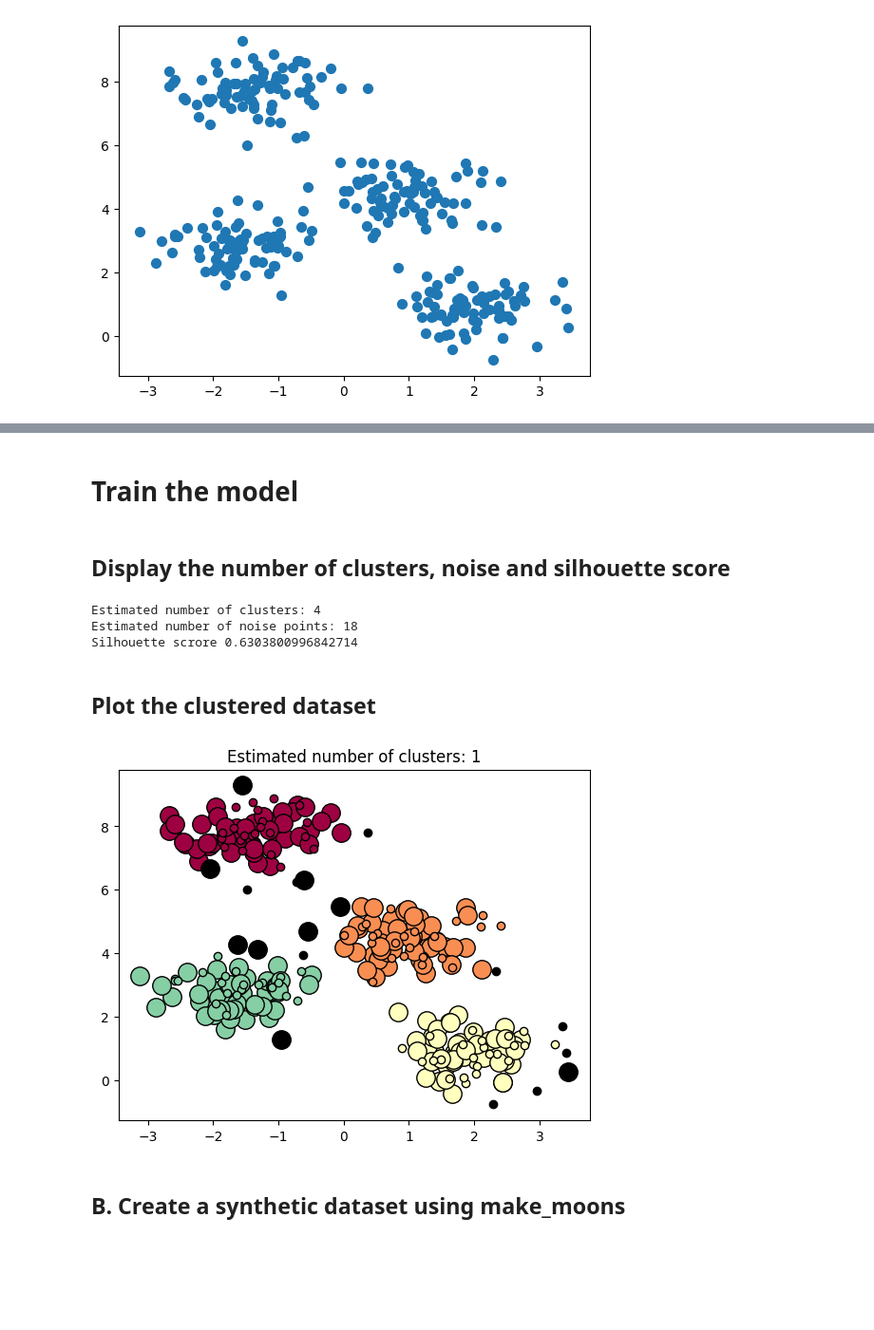
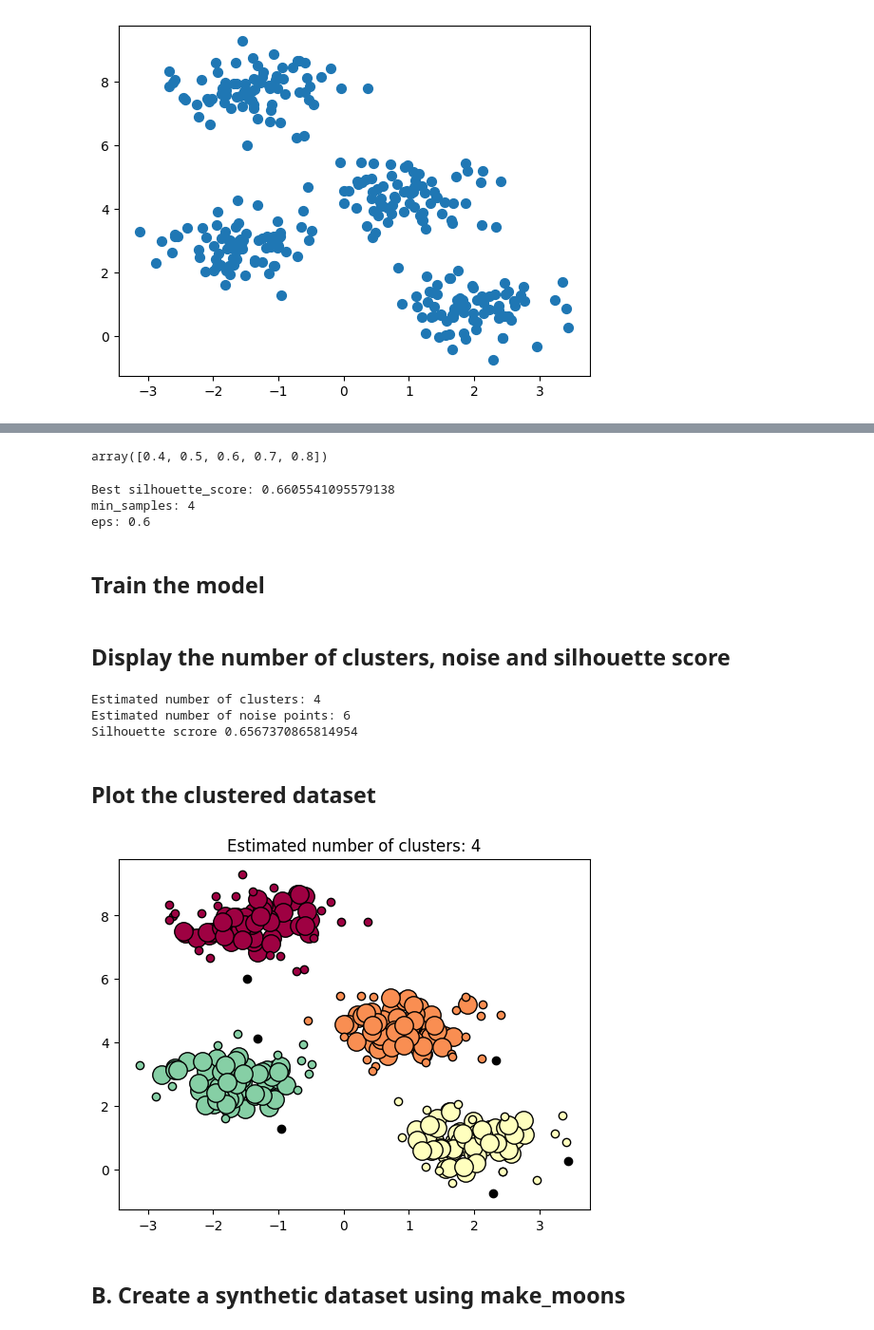
Before and after one commit to robitussin/CCADMACL, a Jupyter notebook: 6 - DBSCAN Algorithm/implementation/DBSCAN_using_synthetic_data.ipynb, the cells around one changed output, grey strips where cells are left out. Shown at 95% size. Cells and saved outputs as stored; diff of their text form; code cells hidden in the pictures; blank space fills up the shorter version.

```diff
--- a/6 - DBSCAN Algorithm/implementation/DBSCAN_using_synthetic_data.ipynb
+++ b/6 - DBSCAN Algorithm/implementation/DBSCAN_using_synthetic_data.ipynb
@@ -24,8 +51,32 @@ plt.scatter(X[:, 0], X[:, 1], s=50);
+# %%
+min_samples = range(3,5)
+epsilon = np.arange(0.4, 0.9, 0.1) # returns array of ranging from 0.05 to 0.13 with step of 0.01
+epsilon
+# %% [output]
+array([0.4, 0.5, 0.6, 0.7, 0.8])
+# %%
+output = []
+
+for ms in min_samples:
+    for ep in epsilon:
+        labels = DBSCAN(min_samples=ms, eps = ep).fit(X).labels_
+        score = metrics.silhouette_score(X, labels)
+        output.append((ms, ep, score))
+# %%
+min_samples, eps, score = sorted(output, key=lambda x:x[-1])[-1]
+print(f"Best silhouette_score: {score}")
+print(f"min_samples: {min_samples}")
+print(f"eps: {eps}")
+# %% [output]
+Best silhouette_score: 0.6605541095579138
+min_samples: 4
+eps: 0.6
 # %% [markdown]
-# Train the model
+## Train the model
 # %%
-db = DBSCAN().fit(X)
-labels = db.labels_
+ep = eps
+dbscan = DBSCAN(eps = ep).fit(X)
+labels = dbscan.labels_
 
 # Number of clusters in labels
 n_clusters_ = len(set(labels)) - (1 if -1 in labels else 0)
@@ -42,47 +93,47 @@ print("Estimated number of noise points: %d" % n_noise_)
 print("Silhouette scrore", silhouette_score)
 # %% [output]
 Estimated number of clusters: 4
-Estimated number of noise points: 18
-Silhouette scrore 0.6303800996842714
+Estimated number of noise points: 6
+Silhouette scrore 0.6567370865814954
 # %% [markdown]
 ## Plot the clustered dataset
 # %%
 unique_labels = set(labels)
 core_samples_mask = np.zeros_like(labels, dtype=bool)
-core_samples_mask[dbscan.core_sample_indices_] = True
+core_samples_mask[db.core_sample_indices_] = True
 
 colors = [plt.cm.Spectral(each) for each in np.linspace(0, 1, len(unique_labels))]
 for k, col in zip(unique_labels, colors):
     if k == -1:
         # Black used for noise.
         col = [0, 0, 0, 1]
 
     class_member_mask = labels == k
 
     xy = X[class_member_mask & core_samples_mask]
     plt.plot(
         xy[:, 0],
         xy[:, 1],
         "o",
         markerfacecolor=tuple(col),
         markeredgecolor="k",
         markersize=14,
     )
 
     xy = X[class_member_mask & ~core_samples_mask]
     plt.plot(
         xy[:, 0],
         xy[:, 1],
         "o",
         markerfacecolor=tuple(col),
         markeredgecolor="k",
         markersize=6,
     )
 
-plt.title(f"Estimated number of clusters: {n_clusters}")
+plt.title(f"Estimated number of clusters: {n_clusters_}")
 plt.show()
 # %% [output]
-[figure, old version]
+[figure, new version]
 # %% [markdown]
 ## B. Create a synthetic dataset using make_moons
 # %%
```
Also changed, not shown: parts of 10 cells of this notebook.
